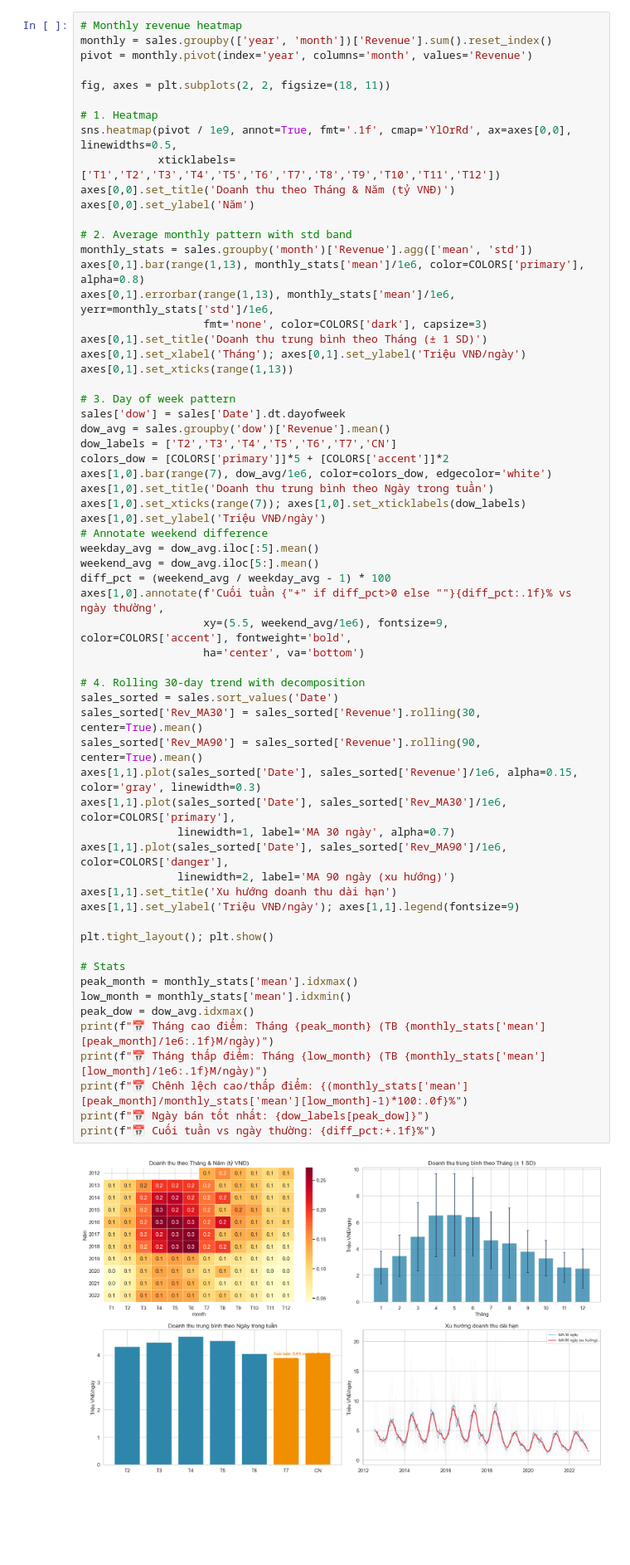
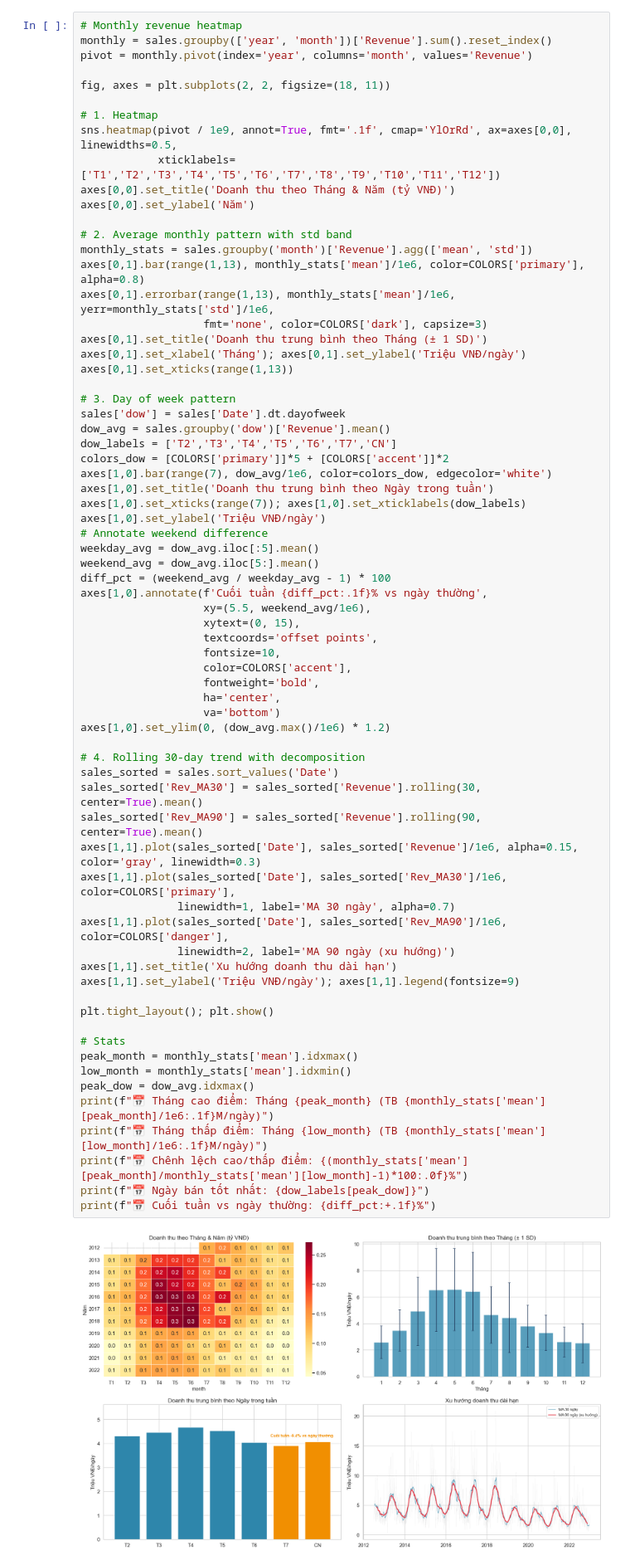
Before and after one commit to trieutienthanh284/Datathon2026, a Jupyter notebook: P2_EDA_Visualization.ipynb, the cells around one changed output. Shown at 83% size. Saved outputs shown, nothing was run; the diff lists cells and outputs as text; blank space fills up the shorter version.

```diff
--- a/P2_EDA_Visualization.ipynb
+++ b/P2_EDA_Visualization.ipynb
@@ -229,37 +229,44 @@ axes[1,0].set_xticks(range(7)); axes[1,0].set_xticklabels(dow_labels)
 axes[1,0].set_ylabel('Triệu VNĐ/ngày')
 # Annotate weekend difference
 weekday_avg = dow_avg.iloc[:5].mean()
 weekend_avg = dow_avg.iloc[5:].mean()
 diff_pct = (weekend_avg / weekday_avg - 1) * 100
-axes[1,0].annotate(f'Cuối tuần {"+" if diff_pct>0 else ""}{diff_pct:.1f}% vs ngày thường',
-                   xy=(5.5, weekend_avg/1e6), fontsize=9, color=COLORS['accent'], fontweight='bold',
-                   ha='center', va='bottom')
+axes[1,0].annotate(f'Cuối tuần {diff_pct:.1f}% vs ngày thường',
+                   xy=(5.5, weekend_avg/1e6),
+                   xytext=(0, 15),
+                   textcoords='offset points',
+                   fontsize=10,
+                   color=COLORS['accent'],
+                   fontweight='bold',
+                   ha='center',
+                   va='bottom')
+axes[1,0].set_ylim(0, (dow_avg.max()/1e6) * 1.2)
 
 # 4. Rolling 30-day trend with decomposition
 sales_sorted = sales.sort_values('Date')
 sales_sorted['Rev_MA30'] = sales_sorted['Revenue'].rolling(30, center=True).mean()
 sales_sorted['Rev_MA90'] = sales_sorted['Revenue'].rolling(90, center=True).mean()
 axes[1,1].plot(sales_sorted['Date'], sales_sorted['Revenue']/1e6, alpha=0.15, color='gray', linewidth=0.3)
 axes[1,1].plot(sales_sorted['Date'], sales_sorted['Rev_MA30']/1e6, color=COLORS['primary'],
                linewidth=1, label='MA 30 ngày', alpha=0.7)
 axes[1,1].plot(sales_sorted['Date'], sales_sorted['Rev_MA90']/1e6, color=COLORS['danger'],
                linewidth=2, label='MA 90 ngày (xu hướng)')
 axes[1,1].set_title('Xu hướng doanh thu dài hạn')
 axes[1,1].set_ylabel('Triệu VNĐ/ngày'); axes[1,1].legend(fontsize=9)
 
 plt.tight_layout(); plt.show()
 
 # Stats
 peak_month = monthly_stats['mean'].idxmax()
 low_month = monthly_stats['mean'].idxmin()
 peak_dow = dow_avg.idxmax()
 print(f"📅 Tháng cao điểm: Tháng {peak_month} (TB {monthly_stats['mean'][peak_month]/1e6:.1f}M/ngày)")
 print(f"📅 Tháng thấp điểm: Tháng {low_month} (TB {monthly_stats['mean'][low_month]/1e6:.1f}M/ngày)")
 print(f"📅 Chênh lệch cao/thấp điểm: {(monthly_stats['mean'][peak_month]/monthly_stats['mean'][low_month]-1)*100:.0f}%")
 print(f"📅 Ngày bán tốt nhất: {dow_labels[peak_dow]}")
 print(f"📅 Cuối tuần vs ngày thường: {diff_pct:+.1f}%")
 # %% [output]
-[figure, old version]
+[figure, new version]
 📅 Tháng cao điểm: Tháng 5 (TB 6.6M/ngày)
 📅 Tháng thấp điểm: Tháng 12 (TB 2.5M/ngày)
 📅 Chênh lệch cao/thấp điểm: 160%
```
Also changed, not shown: parts of 4 cells of this notebook.
